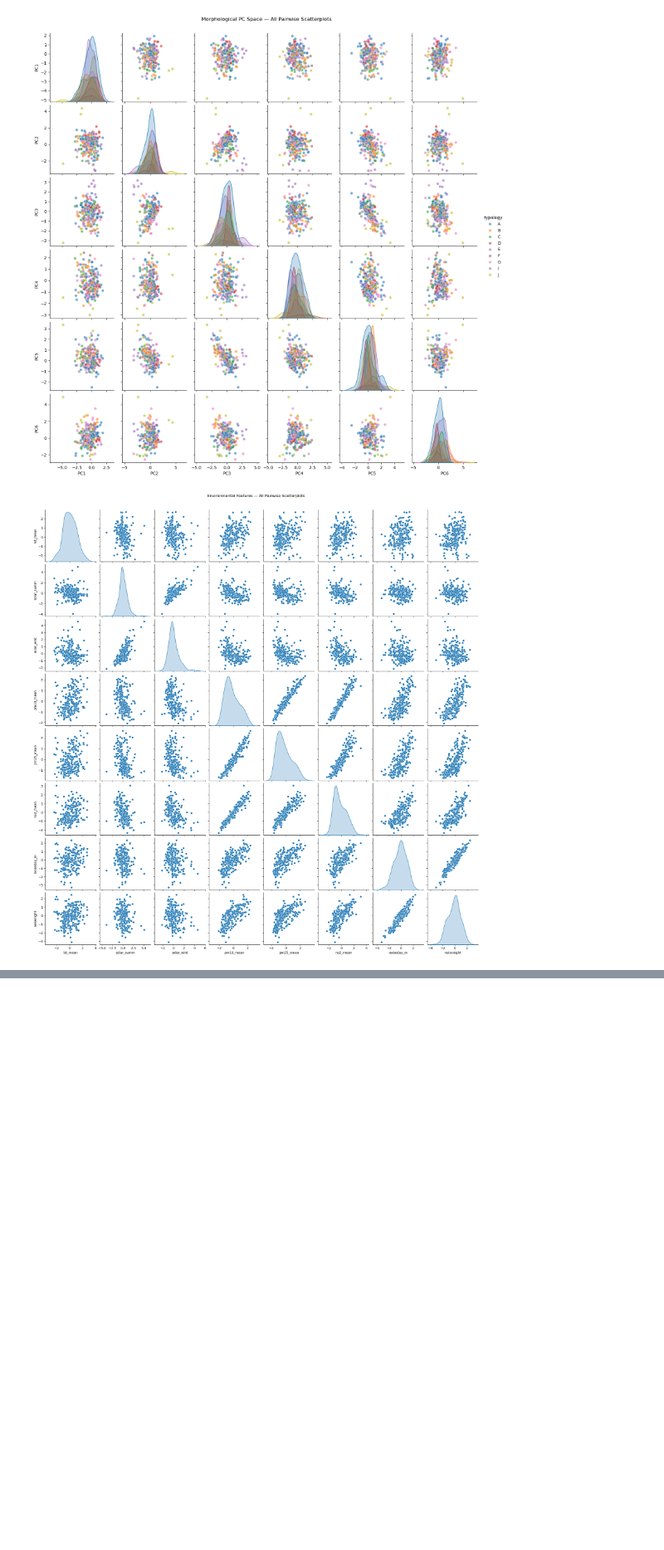
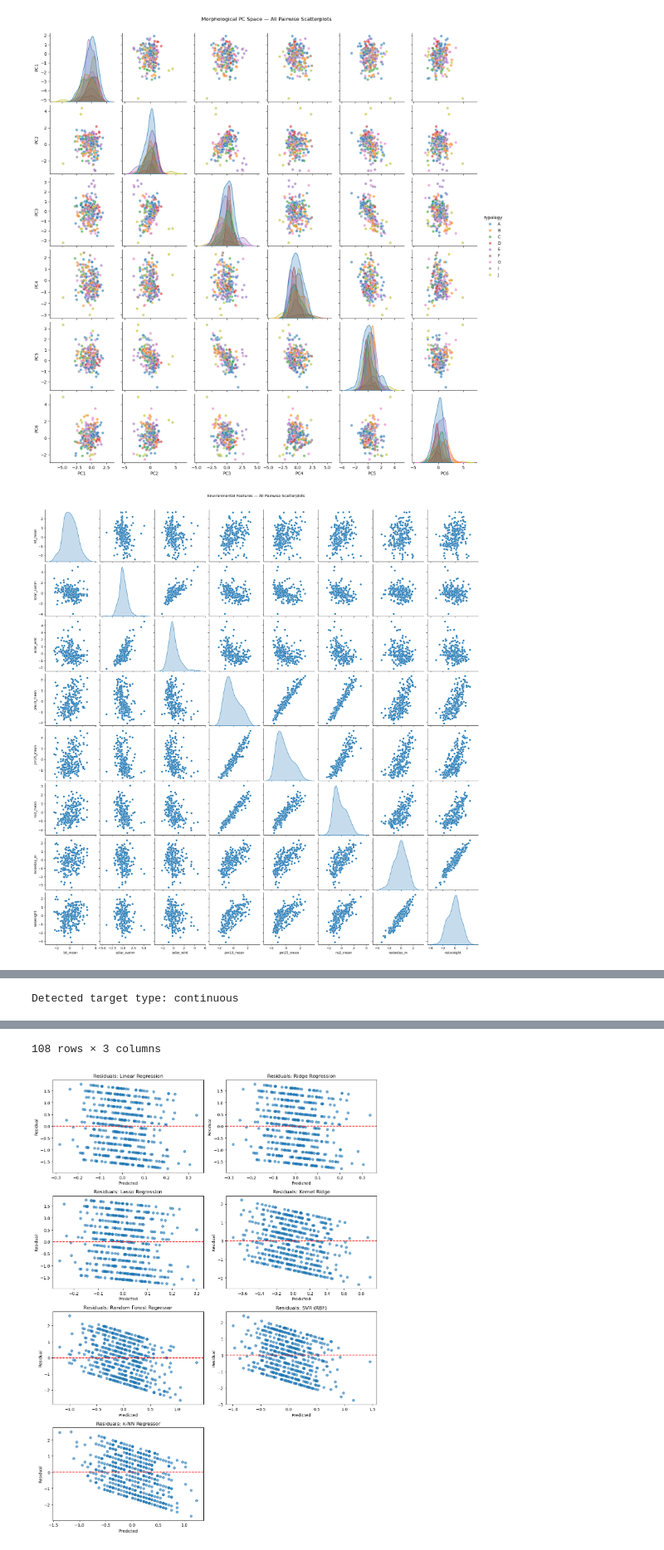
Before and after one commit to MauroPello/ENAC-ML4Science_LIPID, a Jupyter notebook: main.ipynb, the cells around one changed output, grey strips where cells are left out. Shown at 83% size. Saved outputs shown, nothing was run; the diff lists cells and outputs as text; code cells hidden in the pictures; blank space fills up the shorter version.

```diff
--- a/notebooks/analysis.ipynb
+++ b/main.ipynb
@@ -261,0 +284,6 @@ plt.show()
+# %%
+features = build_feature_matrix(
+    df,
+    feature_sets,
+    excluded_targets=possible_targets,
+)
@@ -261,0 +320,14 @@ plt.show()
+# %%
+target_feature = "GHQ12_score"
+target = df[target_feature]
+
+target_feature_type = determine_target_type(target_feature, feature_sets)
+if target_feature_type == "continuous":
+    target = (target - target.mean()) / target.std()
+    model_type = "regression"
+elif target_feature_type == "categorical":
+    model_type = "multi-class classification"
+elif target_feature_type == "binary":
+    model_type = "binary classification"
+else:
+    raise ValueError(f"Unsupported target type: {target_feature_type}")
@@ -261,0 +361,58 @@ plt.show()
+# %%
+model_results = run_modeling_suite(features, target, target_feature, feature_sets)
+
+target_type = model_results["target_type"]
+print(f"Detected target type: {target_type}")
+if "note" in model_results:
+    print(model_results["note"])
+
+if target_type == "continuous":
+    regression_df = model_results.get("regression_results", pd.DataFrame())
+    if not regression_df.empty:
+        display(regression_df.reset_index(drop=True))
+    else:
+        print("No regression models produced results.")
+
+    coefficients_df = model_results.get("coefficients", pd.DataFrame())
+    if not coefficients_df.empty:
+        display(coefficients_df.reset_index(drop=True))
+    else:
+        print("No coefficient-based models available for inspection.")
+
+    residual_plots_data = model_results.get("residuals", {})
+    if residual_plots_data:
+        import matplotlib.pyplot as plt
+        import numpy as np
+
+        cols = 2
+        rows = int(np.ceil(len(residual_plots_data) / cols))
+        fig, axes = plt.subplots(rows, cols, figsize=(6 * cols, 4 * rows))
+        axes = np.atleast_1d(axes).flatten()
+        for ax, (model_name, payload) in zip(axes, residual_plots_data.items()):
+            ax.scatter(payload["pred"], payload["resid"], alpha=0.6)
+            ax.axhline(0, color="red", linestyle="--")
+            ax.set_title(f"Residuals: {model_name}")
+            ax.set_xlabel("Predicted")
+            ax.set_ylabel("Residual")
+        for ax in axes[len(residual_plots_data) :]:
+            ax.set_visible(False)
+        plt.tight_layout()
+        plt.show()
+    else:
+        print("Residual plots were not generated.")
+else:
+    classification_df = model_results.get("classification_results", pd.DataFrame())
+    if not classification_df.empty:
+        display(classification_df.reset_index(drop=True))
+    else:
+        print("No classification models produced results.")
+
+    confusion_matrices = model_results.get("confusion_matrices", {})
+    if confusion_matrices:
+        for model_name, cm_df in confusion_matrices.items():
+            print(f"Confusion matrix — {model_name}")
+            display(cm_df)
+    else:
+        print("No confusion matrices available.")
+# %% [output]
+Detected target type: continuous
@@ -261,0 +439,2 @@ plt.show()
+108 rows × 3 columns
+[figure, added]
```
Also changed, not shown: parts of 12 cells of this notebook, 14 other files.
